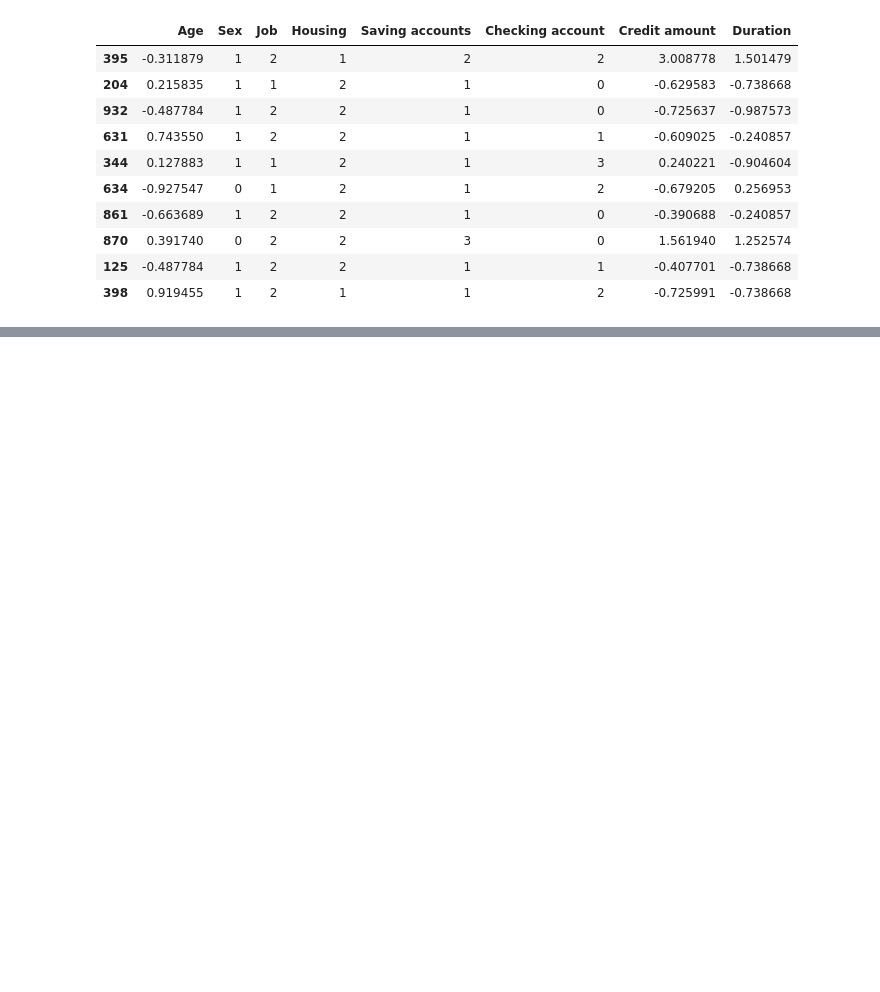
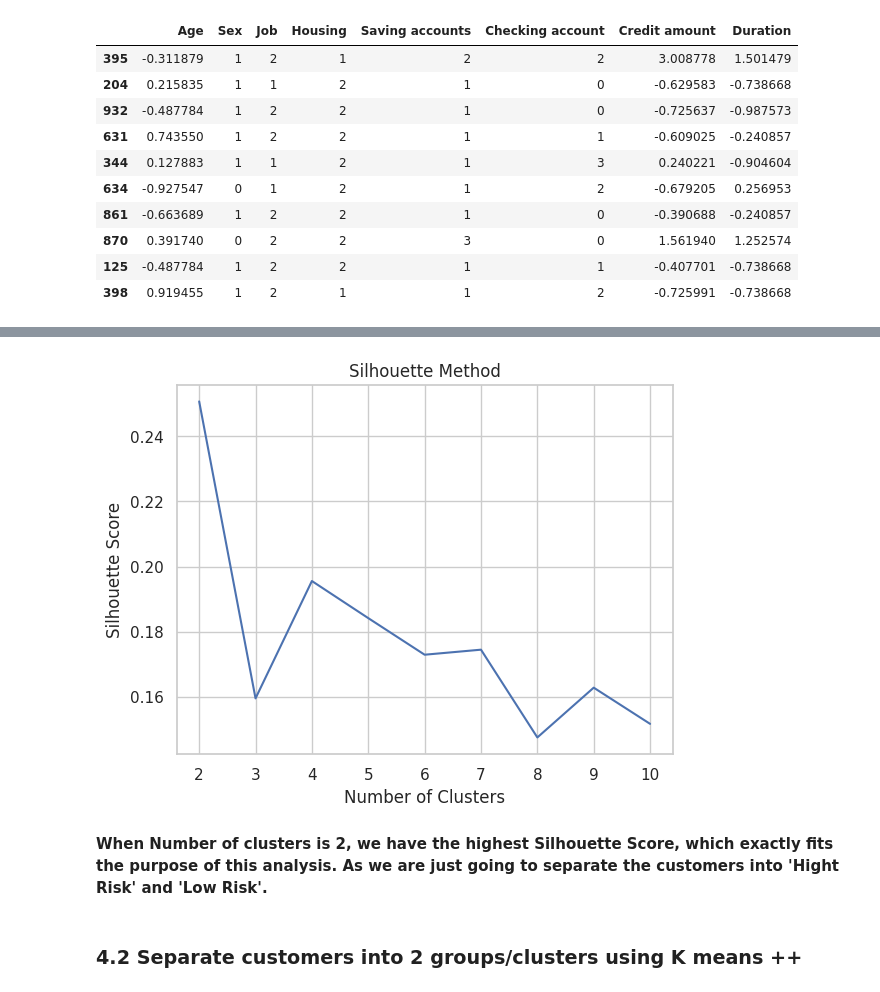
Before and after one commit to dataelvisliang/german_credit_risk, a Jupyter notebook: German_Credit_Risk.ipynb, the cells around one changed output, grey strips where cells are left out. Drawn from its saved outputs; the diff is of its cells as text; code cells hidden in the pictures; blank space fills up the shorter version.

```diff
--- a/German_Credit_Risk.ipynb
+++ b/German_Credit_Risk.ipynb
@@ -381,0 +395,22 @@ new_data.sample(10)
+# %%
+silhouette_scores = []
+
+# Testing for cluster sizes from 2 to 10 (K=1 doesn't have meaning in silhouette)
+for i in range(2, 11):
+    kmeans = KMeans(n_clusters=i, init='k-means++', random_state=42)
+    kmeans.fit(new_data)
+    score = silhouette_score(new_data, kmeans.labels_)
+    silhouette_scores.append(score)
+
+# Plot the Silhouette Score against number of clusters
+plt.plot(range(2, 11), silhouette_scores)
+plt.title('Silhouette Method')
+plt.xlabel('Number of Clusters')
+plt.ylabel('Silhouette Score')
+plt.show()
+# %% [output]
+[figure, added]
+# %% [markdown]
+**When Number of clusters is 2, we have the highest Silhouette Score, which exactly fits the purpose of this analysis. As we are just going to separate the customers into 'Hight Risk' and 'Low Risk'.**
+# %% [markdown]
+### 4.2 **Separate customers into 2 groups/clusters using K means ++**
```
Also changed, not shown: parts of 24 cells of this notebook.
